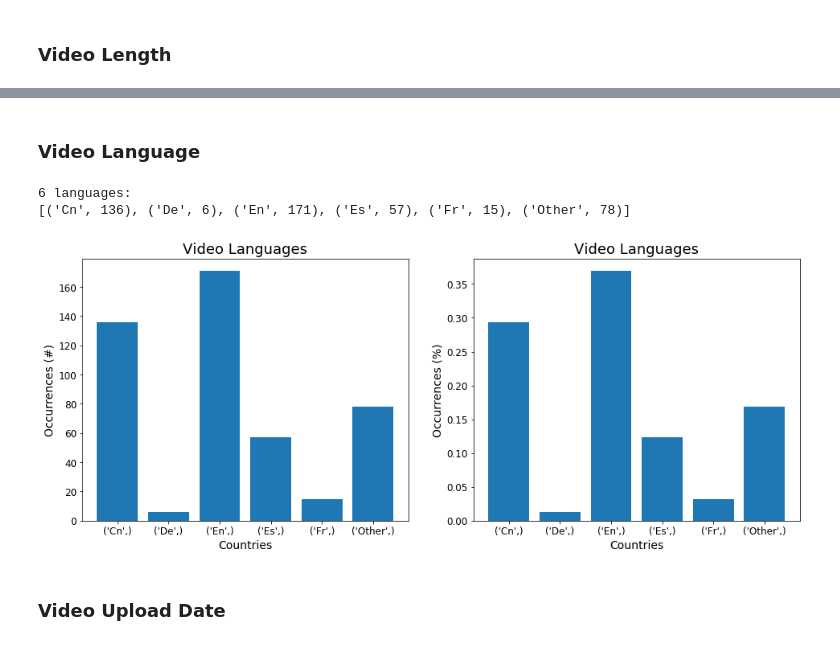
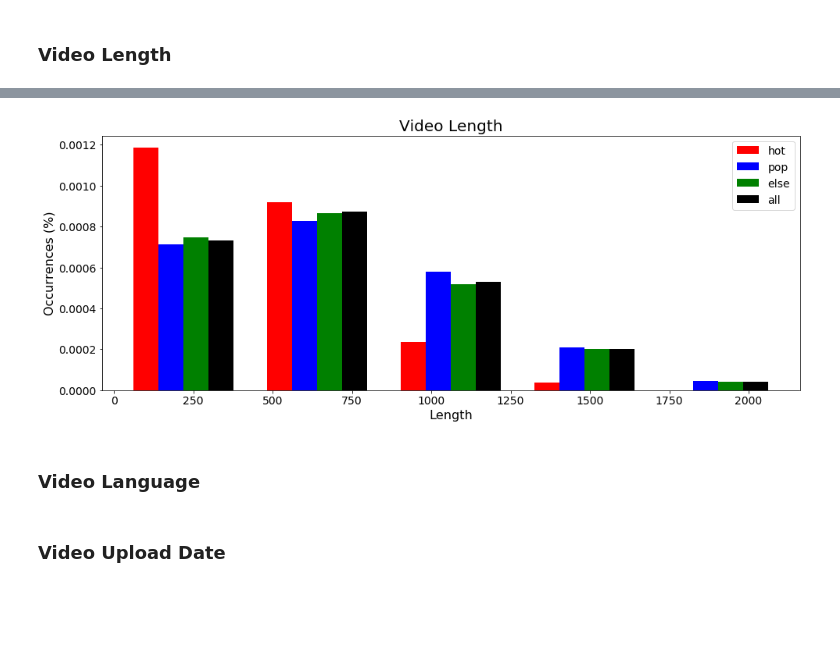
Before and after one commit to jordaninturrisi/Amazon_AWS_Research_Scientist_Challenge, a Jupyter notebook: Question2.ipynb, the cells around one changed output, grey strips where cells are left out. Cells and saved outputs as stored; diff of their text form; code cells hidden in the pictures; blank space fills up the shorter version.

```diff
--- a/Question2.ipynb
+++ b/Question2.ipynb
@@ -211,0 +203,23 @@ plt.show()
+# %%
+series1 = video_features['video_length'][hot_idx]
+series2 = video_features['video_length'][popular_idx]
+series3 = video_features['video_length'][else_idx]
+series4 = video_features['video_length'][all_idx]
+series = [series1, series2, series3, series4]
+labels = ['hot', 'pop', 'else', 'all']
+colors = ['red', 'blue', 'green', 'black']
+
+plt.figure(figsize=(16,6))
+plt.title('Video Length', fontsize=20)
+plt.xlabel('Length', fontsize=16)
+plt.ylabel('Occurrences (%)', fontsize=16)
+
+plt.hist(series, bins=5, histtype='bar', align='mid', rwidth=0.75, density=True, color=colors, label=labels)
+
+plt.xticks(fontsize=14)
+plt.yticks(fontsize=14)
+
+plt.legend(fontsize=14)
+plt.show()
+# %% [output]
+[figure, added]
@@ -212,13 +230,9 @@ plt.show()
 # %% [markdown]
 ### Video Language
 # %%
-from utils.utils import*
+from utils.utils import *
 
-plot_video_language(video_features, hot_idx)
+plot_video_language(video_features['video_language'], hot_idx, popular_idx, else_idx, all_idx)
-# %% [output]
-6 languages:
-[('Cn', 136), ('De', 6), ('En', 171), ('Es', 57), ('Fr', 15), ('Other', 78)]
-[figure, removed]
 # %% [markdown]
 ### Video Upload Date
 # %%
```
Also changed, not shown: parts of 7 cells of this notebook, 2 other files.
